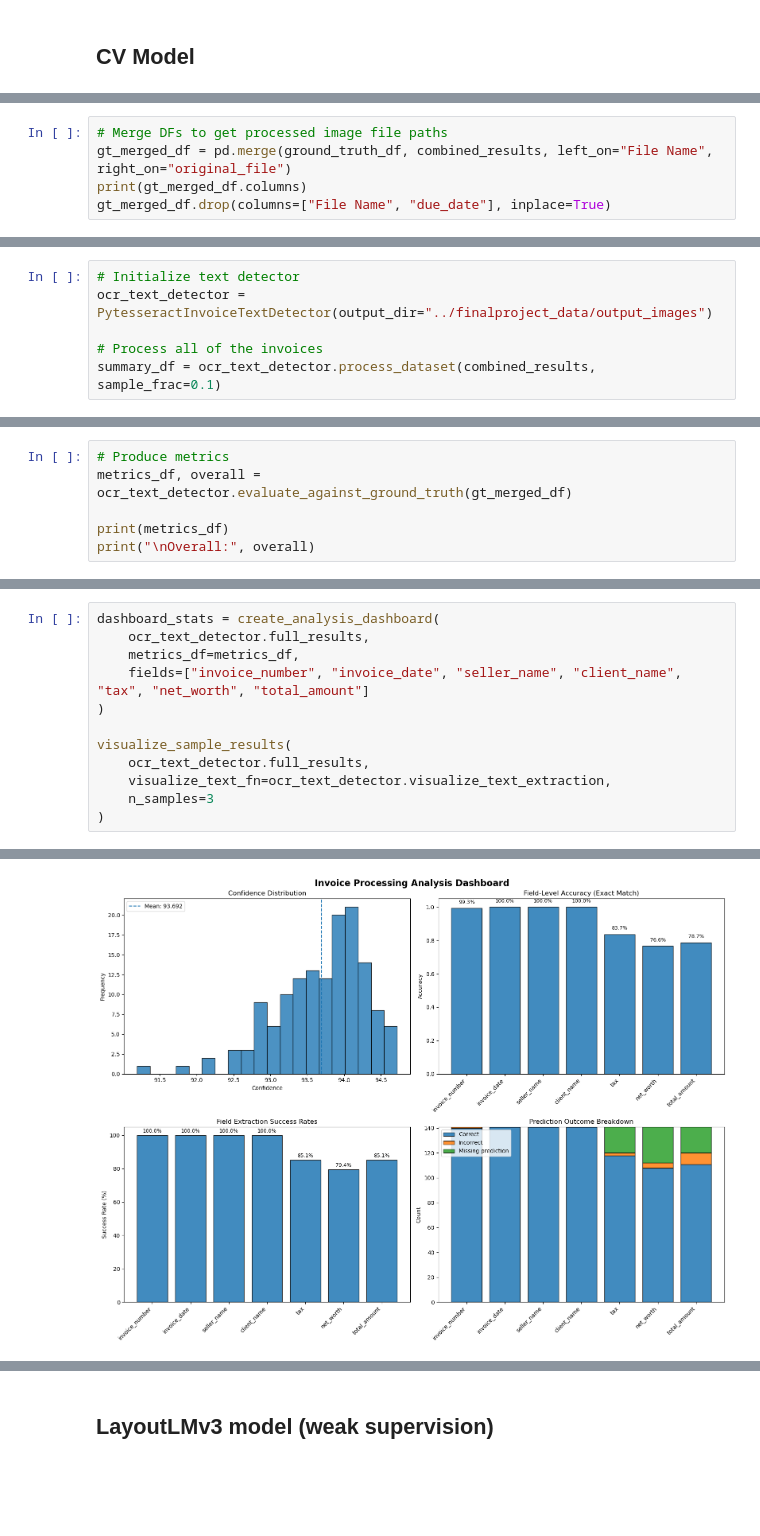
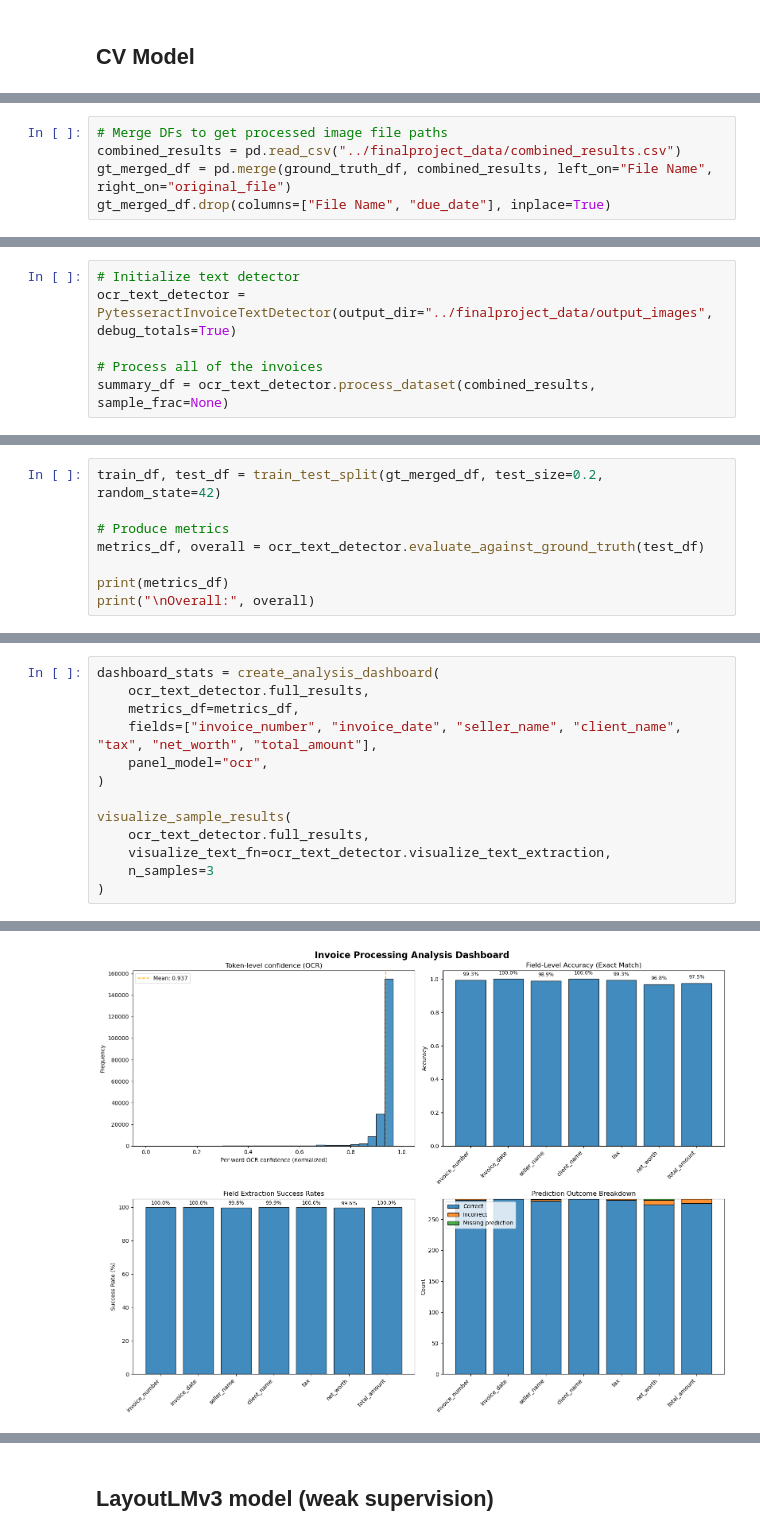
Before and after one commit to hungtran10/dsan6500-finalproject, a Jupyter notebook: models.ipynb, the cells around one changed output, grey strips where cells are left out. Cells and saved outputs as stored; diff of their text form; blank space fills up the shorter version.

Commit message:
Check in file and tweaking models

```diff
--- a/models.ipynb
+++ b/models.ipynb
@@ -223,5 +282,5 @@ Processed images saved to: ../finalproject_data/processed_images
 # %%
 # Merge DFs to get processed image file paths
+combined_results = pd.read_csv("../finalproject_data/combined_results.csv")
 gt_merged_df = pd.merge(ground_truth_df, combined_results, left_on="File Name", right_on="original_file")
-print(gt_merged_df.columns)
 gt_merged_df.drop(columns=["File Name", "due_date"], inplace=True)
@@ -234,7 +287,7 @@ Index(['File Name', 'OCRed Text', 'batch_csv', 'client_name', 'seller_name',
 # %%
 # Initialize text detector
-ocr_text_detector = PytesseractInvoiceTextDetector(output_dir="../finalproject_data/output_images")
+ocr_text_detector = PytesseractInvoiceTextDetector(output_dir="../finalproject_data/output_images", debug_totals=True)
 
 # Process all of the invoices
-summary_df = ocr_text_detector.process_dataset(combined_results, sample_frac=0.1)
+summary_df = ocr_text_detector.process_dataset(combined_results, sample_frac=None)
 # %% [output]
@@ -259,6 +312,8 @@ Extracted invoice fields:
 # %%
+train_df, test_df = train_test_split(gt_merged_df, test_size=0.2, random_state=42)
+
 # Produce metrics
-metrics_df, overall = ocr_text_detector.evaluate_against_ground_truth(gt_merged_df)
+metrics_df, overall = ocr_text_detector.evaluate_against_ground_truth(test_df)
 
 print(metrics_df)
 print("\nOverall:", overall)
@@ -304,7 +425,8 @@ Tax            : 720.0
 dashboard_stats = create_analysis_dashboard(
     ocr_text_detector.full_results,
     metrics_df=metrics_df,
-    fields=["invoice_number", "invoice_date", "seller_name", "client_name", "tax", "net_worth", "total_amount"]
+    fields=["invoice_number", "invoice_date", "seller_name", "client_name", "tax", "net_worth", "total_amount"],
+    panel_model="ocr",
 )
 
 visualize_sample_results(
@@ -335,2 +457,2 @@ FIELD EXTRACTION SUCCESS RATES
-[figure, old version]
+[figure, new version]
 ============================================================
```
Also changed, not shown: parts of 28 cells of this notebook, 6 other files.
